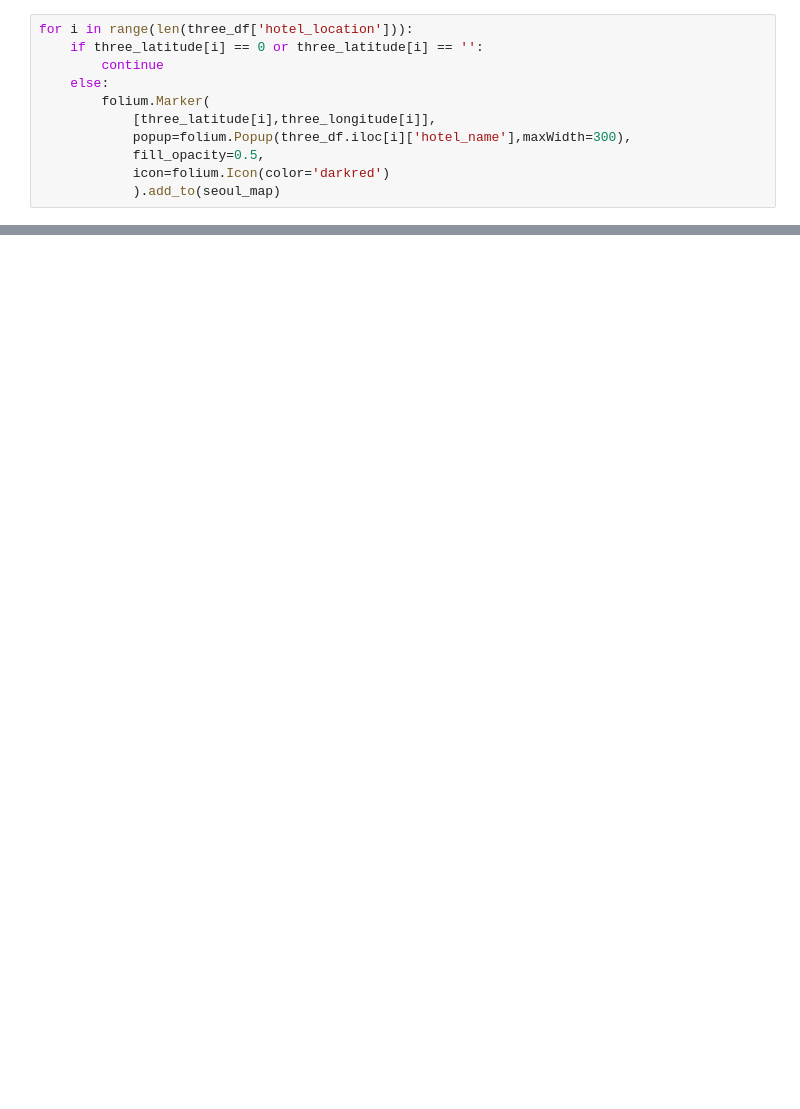
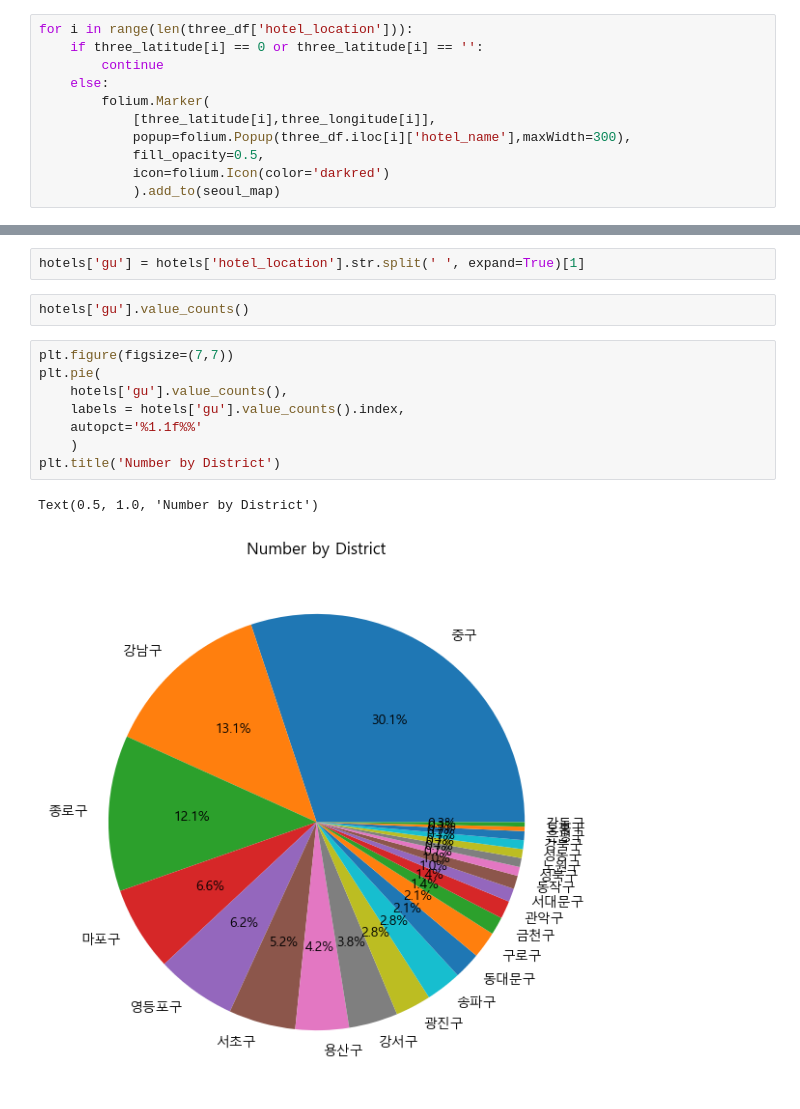
Before and after one commit to GRetriever/Data-Analysis-Project, a Jupyter notebook: Agoda/WebCrawling_2.ipynb, the cells around one changed output, grey strips where cells are left out. Drawn from its saved outputs; the diff is of its cells as text; blank space fills up the shorter version.

```diff
--- a/Agoda/WebCrawling_2.ipynb
+++ b/Agoda/WebCrawling_2.ipynb
@@ -612,0 +615,15 @@ for i in range(len(three_df['hotel_location'])):
+# %%
+hotels['gu'] = hotels['hotel_location'].str.split(' ', expand=True)[1]
+# %%
+hotels['gu'].value_counts()
+# %%
+plt.figure(figsize=(7,7))
+plt.pie(
+    hotels['gu'].value_counts(),
+    labels = hotels['gu'].value_counts().index,
+    autopct='%1.1f%%'
+    )
+plt.title('Number by District')
+# %% [output]
+Text(0.5, 1.0, 'Number by District')
+[figure, added]
```
Also changed, not shown: parts of 54 cells of this notebook, 2 other files.
